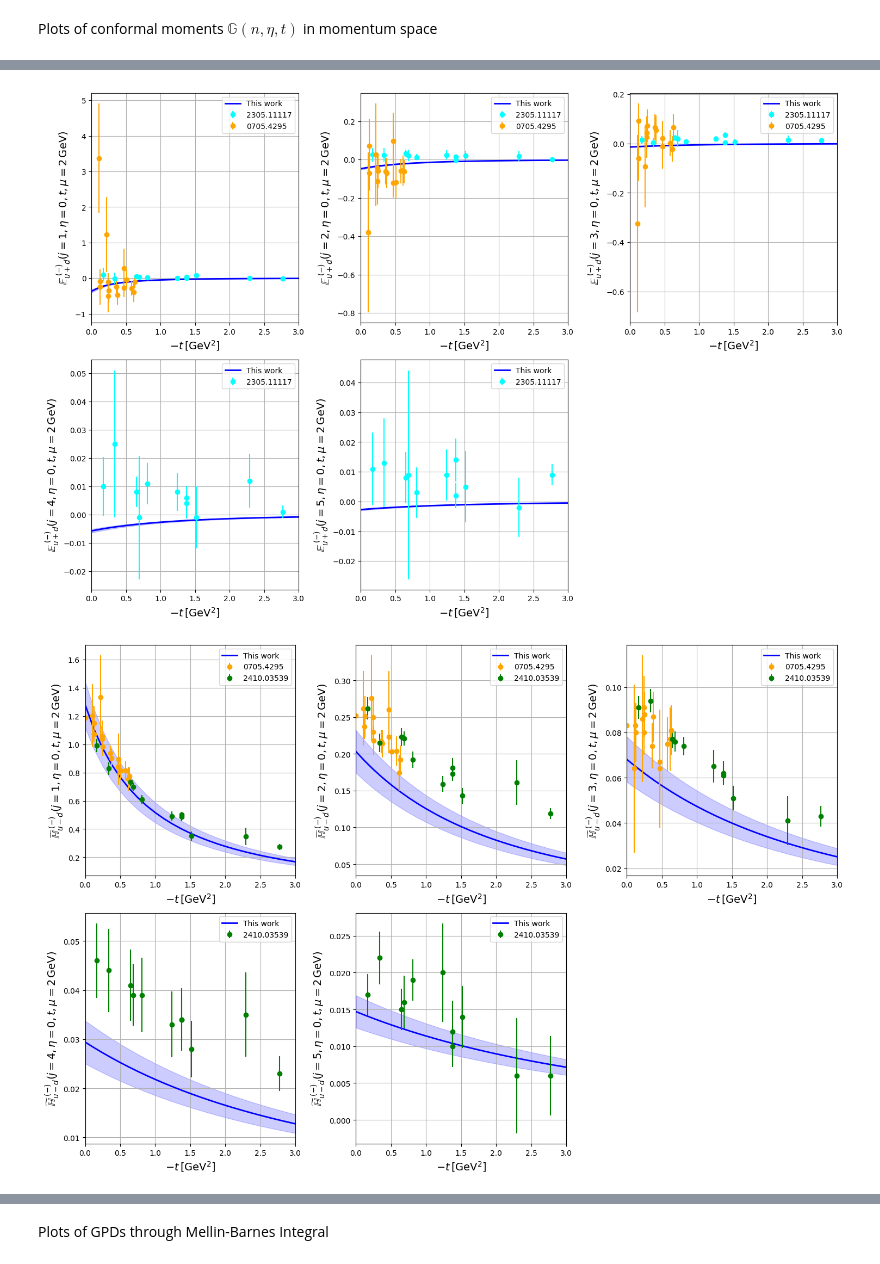
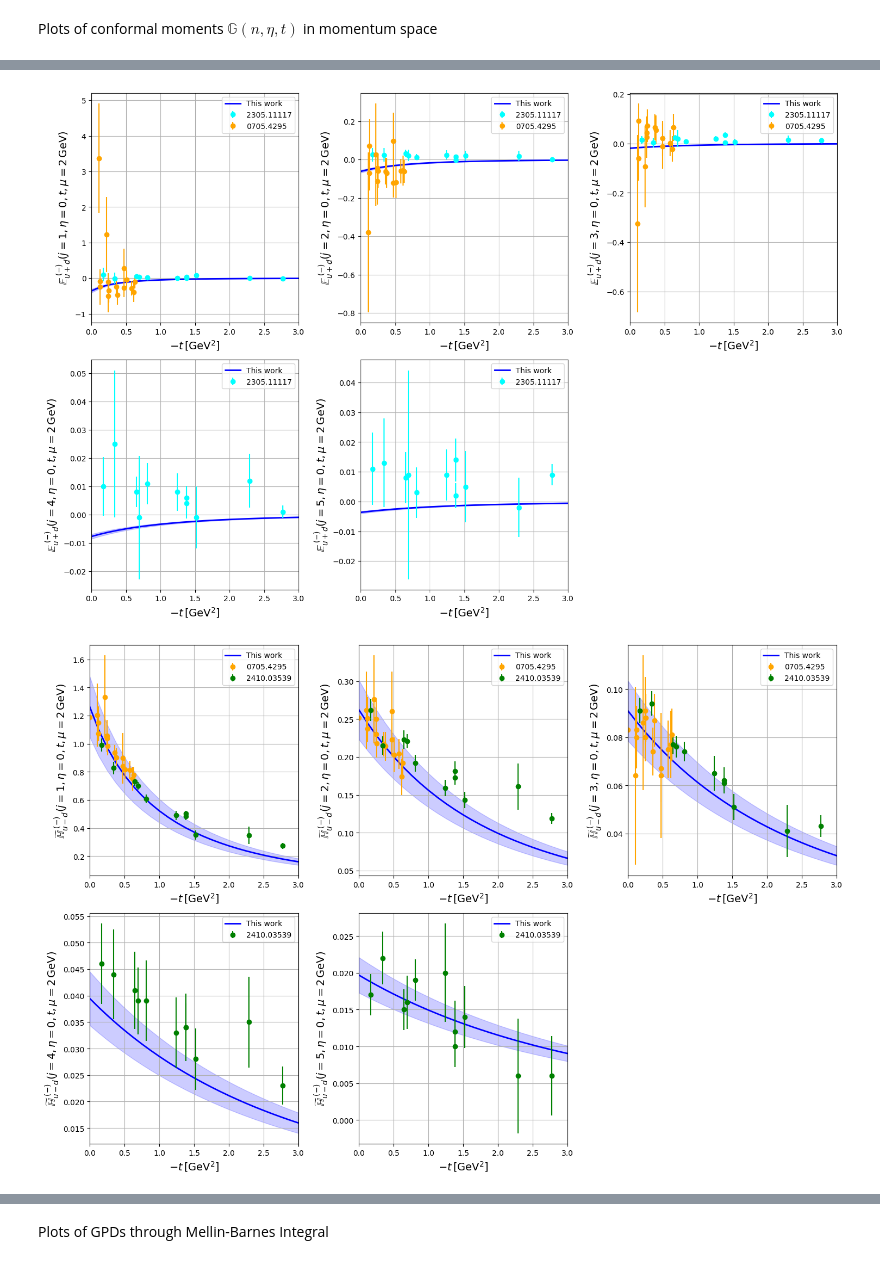
Before and after one commit to HechenMountain/stringy-gpds, a Jupyter notebook: StringBasedGPD.ipynb, the cells around one changed output, grey strips where cells are left out. Drawn from its saved outputs; the diff is of its cells as text; code cells hidden in the pictures.

```diff
--- a/StringBasedGPD.ipynb
+++ b/StringBasedGPD.ipynb
@@ -539,18 +1235,18 @@ y_label = "$\\mathbb{{E}}_{{u+d}}^{{\,\,(-)}}$"
 moment_type = "non_singlet_isoscalar"
 moment_label = "B"
 
-plot_moments_on_grid(0,y_label,3,3,"quark",moment_type, moment_label,"LO",25)
+plot_moments_on_grid(0,y_label,3,3,1,"quark",moment_type, moment_label,"NLO",25)
 # %% [output]
-[figure, old version]
+[figure, new version]
 # %%
 #non_singlet_isovector Axial
 y_label = "$\\widetilde{\\mathbb{{H}}}_{{u-d}}^{{\,\,(-)}}$"
 moment_type = "non_singlet_isovector"
 moment_label = "Atilde"
 
-plot_moments_on_grid(0,y_label,3,3,"quark",moment_type, moment_label,"LO",25)
+plot_moments_on_grid(0,y_label,3,3,1,"quark",moment_type, moment_label,"NLO",25)
 # %% [output]
-[figure, old version]
+[figure, new version]
 # %%
 #non_singlet_isoscalar Axial
 y_label = "$\\widetilde{\\mathbb{{H}}}_{{u+d}}^{{\,\,(-)}}$"
```
Also changed, not shown: parts of 51 cells of this notebook, 6 other files.
